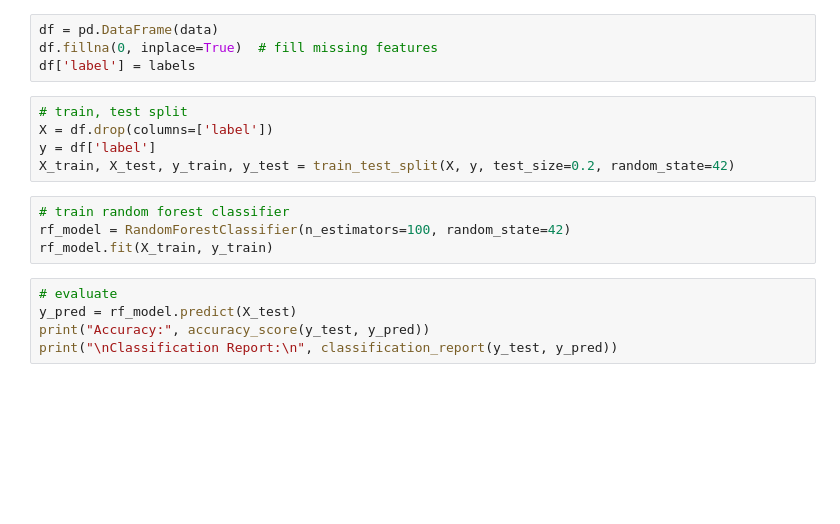
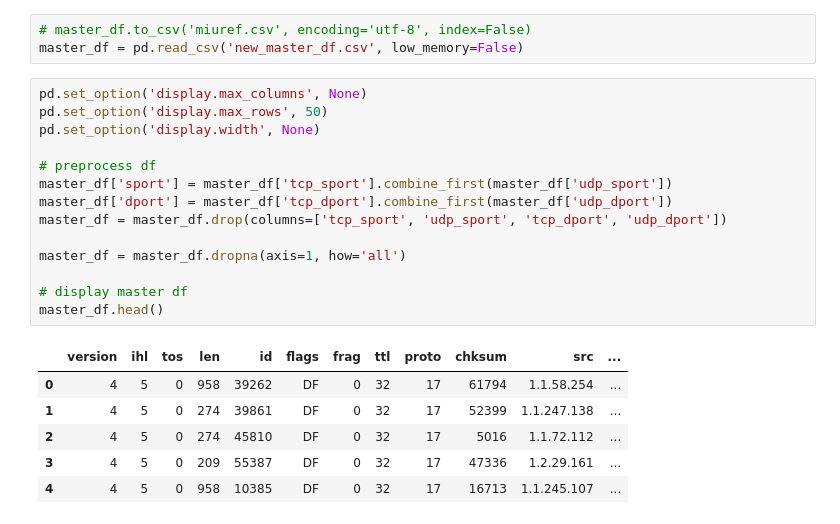
Before and after one commit to bhuang01/f24-cs190n-13, a Jupyter notebook: malware_classify.ipynb, the cells around one changed output. Saved outputs shown, nothing was run; the diff lists cells and outputs as text; blank space fills up the shorter version.

```diff
--- a/malware_classify.ipynb
+++ b/malware_classify.ipynb
@@ -72,18 +107,24 @@ for label, category_dir in enumerate([benign_dir, malignant_dir]):
-# %%
-df = pd.DataFrame(data)
-df.fillna(0, inplace=True)  # fill missing features
-df['label'] = labels
-# %%
-# train, test split
-X = df.drop(columns=['label'])
-y = df['label']
-X_train, X_test, y_train, y_test = train_test_split(X, y, test_size=0.2, random_state=42)
-# %%
-# train random forest classifier
-rf_model = RandomForestClassifier(n_estimators=100, random_state=42)
-rf_model.fit(X_train, y_train)
-# %%
-# evaluate
-y_pred = rf_model.predict(X_test)
-print("Accuracy:", accuracy_score(y_test, y_pred))
-print("\nClassification Report:\n", classification_report(y_test, y_pred))
+# %%
+# master_df.to_csv('miuref.csv', encoding='utf-8', index=False)
+master_df = pd.read_csv('new_master_df.csv', low_memory=False)
+# %%
+pd.set_option('display.max_columns', None)
+pd.set_option('display.max_rows', 50)
+pd.set_option('display.width', None)
+
+# preprocess df
+master_df['sport'] = master_df['tcp_sport'].combine_first(master_df['udp_sport'])
+master_df['dport'] = master_df['tcp_dport'].combine_first(master_df['udp_dport'])
+master_df = master_df.drop(columns=['tcp_sport', 'udp_sport', 'tcp_dport', 'udp_dport'])
+
+master_df = master_df.dropna(axis=1, how='all')
+
+# display master df
+master_df.head()
+# %% [output]
+|  | version | ihl | tos | len | id | flags | frag | ttl | proto | chksum | src | ... |
+| 0 | 4 | 5 | 0 | 958 | 39262 | DF | 0 | 32 | 17 | 61794 | 1.1.58.254 | ... |
+| 1 | 4 | 5 | 0 | 274 | 39861 | DF | 0 | 32 | 17 | 52399 | 1.1.247.138 | ... |
+| 2 | 4 | 5 | 0 | 274 | 45810 | DF | 0 | 32 | 17 | 5016 | 1.1.72.112 | ... |
+| 3 | 4 | 5 | 0 | 209 | 55387 | DF | 0 | 32 | 17 | 47336 | 1.2.29.161 | ... |
+| 4 | 4 | 5 | 0 | 958 | 10385 | DF | 0 | 32 | 17 | 16713 | 1.1.245.107 | ... |
```
Also changed, not shown: parts of 15 cells of this notebook.
